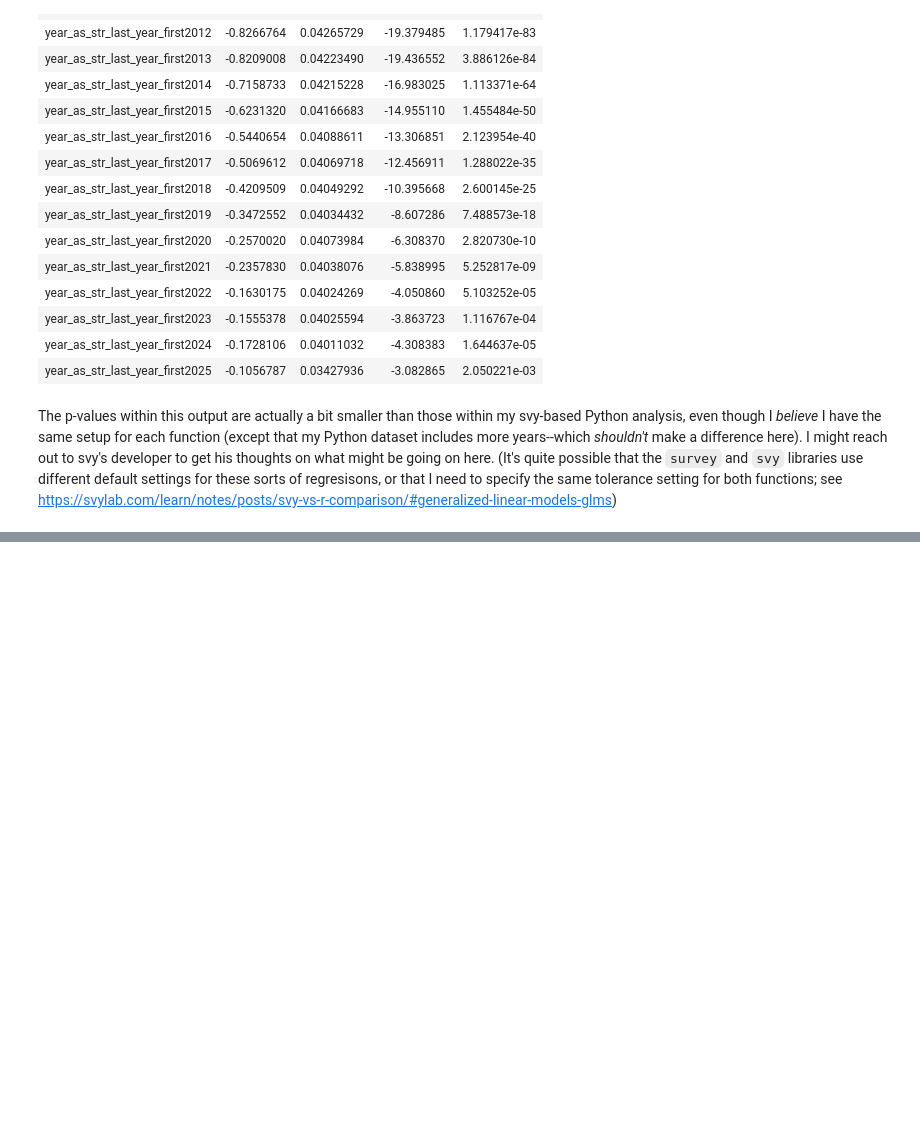
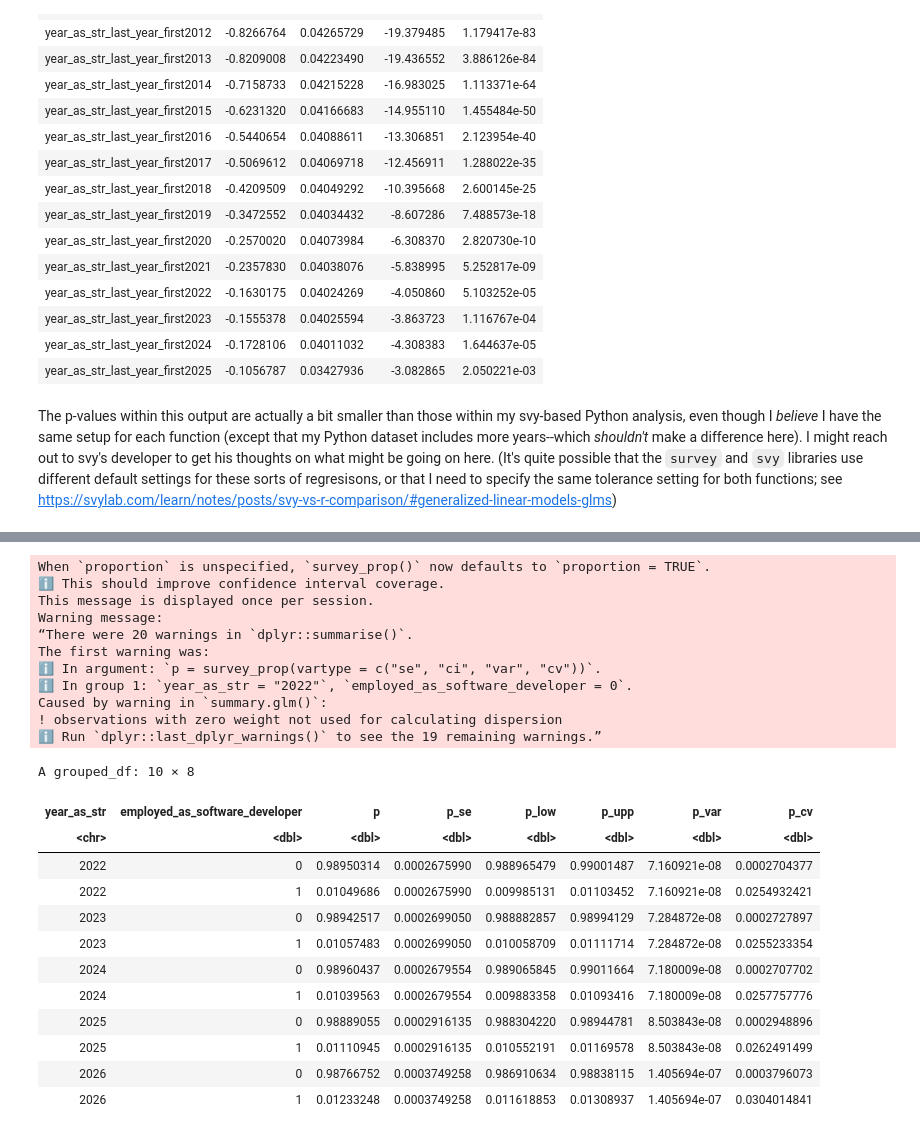
Before and after one commit to kburchfiel/employment_trends, a Jupyter notebook: R_employment_trend_checks.ipynb, the cells around one changed output, grey strips where cells are left out. Cells and saved outputs as stored; diff of their text form; code cells hidden in the pictures; blank space fills up the shorter version.

```diff
--- a/R_employment_trend_checks.ipynb
+++ b/R_employment_trend_checks.ipynb
@@ -166,0 +173,30 @@ The p-values within this output are actually a bit smaller than those within my
+# %%
+df_dev_employment_proportion_by_year <- sd_df_22_26_ages_22_65_only %>% group_by(
+year_as_str, employed_as_software_developer) %>% summarize(
+p = survey_prop(vartype = c("se", "ci", "var", "cv")))
+df_dev_employment_proportion_by_year
+# %% [output]
+When `proportion` is unspecified, `survey_prop()` now defaults to `proportion = TRUE`.
+ℹ This should improve confidence interval coverage.
+This message is displayed once per session.
+Warning message:
+“There were 20 warnings in `dplyr::summarise()`.
+The first warning was:
+ℹ In argument: `p = survey_prop(vartype = c("se", "ci", "var", "cv"))`.
+ℹ In group 1: `year_as_str = "2022"`, `employed_as_software_developer = 0`.
+Caused by warning in `summary.glm()`:
+! observations with zero weight not used for calculating dispersion
+ℹ Run `dplyr::last_dplyr_warnings()` to see the 19 remaining warnings.”
+A grouped_df: 10 × 8
+| year_as_str | employed_as_software_developer | p | p_se | p_low | p_upp | p_var | p_cv |
+| <chr> | <dbl> | <dbl> | <dbl> | <dbl> | <dbl> | <dbl> | <dbl> |
+| 2022 | 0 | 0.98950314 | 0.0002675990 | 0.988965479 | 0.99001487 | 7.160921e-08 | 0.0002704377 |
+| 2022 | 1 | 0.01049686 | 0.0002675990 | 0.009985131 | 0.01103452 | 7.160921e-08 | 0.0254932421 |
+| 2023 | 0 | 0.98942517 | 0.0002699050 | 0.988882857 | 0.98994129 | 7.284872e-08 | 0.0002727897 |
+| 2023 | 1 | 0.01057483 | 0.0002699050 | 0.010058709 | 0.01111714 | 7.284872e-08 | 0.0255233354 |
+| 2024 | 0 | 0.98960437 | 0.0002679554 | 0.989065845 | 0.99011664 | 7.180009e-08 | 0.0002707702 |
+| 2024 | 1 | 0.01039563 | 0.0002679554 | 0.009883358 | 0.01093416 | 7.180009e-08 | 0.0257757776 |
+| 2025 | 0 | 0.98889055 | 0.0002916135 | 0.988304220 | 0.98944781 | 8.503843e-08 | 0.0002948896 |
+| 2025 | 1 | 0.01110945 | 0.0002916135 | 0.010552191 | 0.01169578 | 8.503843e-08 | 0.0262491499 |
+| 2026 | 0 | 0.98766752 | 0.0003749258 | 0.986910634 | 0.98838115 | 1.405694e-07 | 0.0003796073 |
+| 2026 | 1 | 0.01233248 | 0.0003749258 | 0.011618853 | 0.01308937 | 1.405694e-07 | 0.0304014841 |
```
Also changed, not shown: parts of 8 cells of this notebook, 12 other files.
